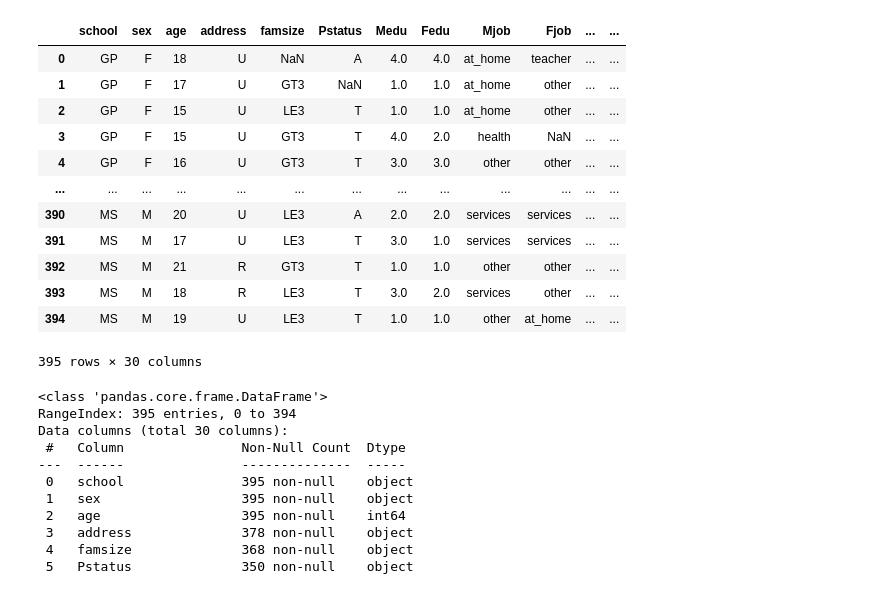
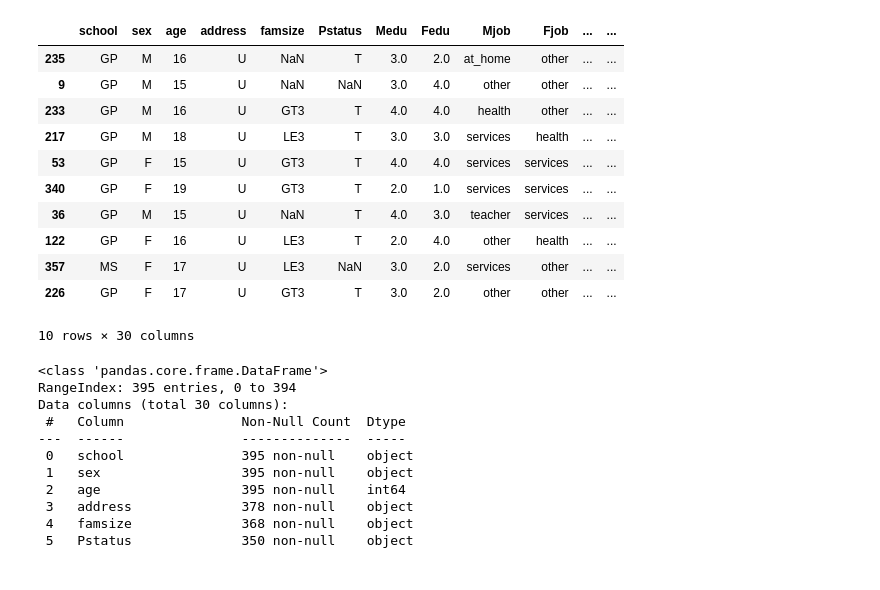
Before and after one commit to LemzarL/Skills, a Jupyter notebook: module2/project2.ipynb, the cells around one changed output. Cells and saved outputs as stored; diff of their text form; code cells hidden in the pictures.

```diff
--- a/module2/project2.ipynb
+++ b/module2/project2.ipynb
@@ -3,21 +8,23 @@ import pandas as pd
+# %%
+pd.set_option('display.max_rows', 50)  # показывать больше строк
+pd.set_option('display.max_columns', 50)  # показывать больше колонок
 # %%
 df = pd.read_csv('stud_math.csv')
 # %%
-df
+df.sample(10)
 # %% [output]
 |  | school | sex | age | address | famsize | Pstatus | Medu | Fedu | Mjob | Fjob | ... | ... |
-| 0 | GP | F | 18 | U | NaN | A | 4.0 | 4.0 | at_home | teacher | ... | ... |
-| 1 | GP | F | 17 | U | GT3 | NaN | 1.0 | 1.0 | at_home | other | ... | ... |
-| 2 | GP | F | 15 | U | LE3 | T | 1.0 | 1.0 | at_home | other | ... | ... |
-| 3 | GP | F | 15 | U | GT3 | T | 4.0 | 2.0 | health | NaN | ... | ... |
-| 4 | GP | F | 16 | U | GT3 | T | 3.0 | 3.0 | other | other | ... | ... |
-| ... | ... | ... | ... | ... | ... | ... | ... | ... | ... | ... | ... | ... |
-| 390 | MS | M | 20 | U | LE3 | A | 2.0 | 2.0 | services | services | ... | ... |
-| 391 | MS | M | 17 | U | LE3 | T | 3.0 | 1.0 | services | services | ... | ... |
-| 392 | MS | M | 21 | R | GT3 | T | 1.0 | 1.0 | other | other | ... | ... |
-| 393 | MS | M | 18 | R | LE3 | T | 3.0 | 2.0 | services | other | ... | ... |
-| 394 | MS | M | 19 | U | LE3 | T | 1.0 | 1.0 | other | at_home | ... | ... |
+| 235 | GP | M | 16 | U | NaN | T | 3.0 | 2.0 | at_home | other | ... | ... |
+| 9 | GP | M | 15 | U | NaN | NaN | 3.0 | 4.0 | other | other | ... | ... |
+| 233 | GP | M | 16 | U | GT3 | T | 4.0 | 4.0 | health | other | ... | ... |
+| 217 | GP | M | 18 | U | LE3 | T | 3.0 | 3.0 | services | health | ... | ... |
+| 53 | GP | F | 15 | U | GT3 | T | 4.0 | 4.0 | services | services | ... | ... |
+| 340 | GP | F | 19 | U | GT3 | T | 2.0 | 1.0 | services | services | ... | ... |
+| 36 | GP | M | 15 | U | NaN | T | 4.0 | 3.0 | teacher | services | ... | ... |
+| 122 | GP | F | 16 | U | LE3 | T | 2.0 | 4.0 | other | health | ... | ... |
+| 357 | MS | F | 17 | U | LE3 | NaN | 3.0 | 2.0 | services | other | ... | ... |
+| 226 | GP | F | 17 | U | GT3 | T | 3.0 | 2.0 | other | other | ... | ... |
-395 rows × 30 columns
+10 rows × 30 columns
 # %%
 df.info()
 # %% [output]
```
Also changed, not shown: parts of 42 cells of this notebook, 5 other files.
